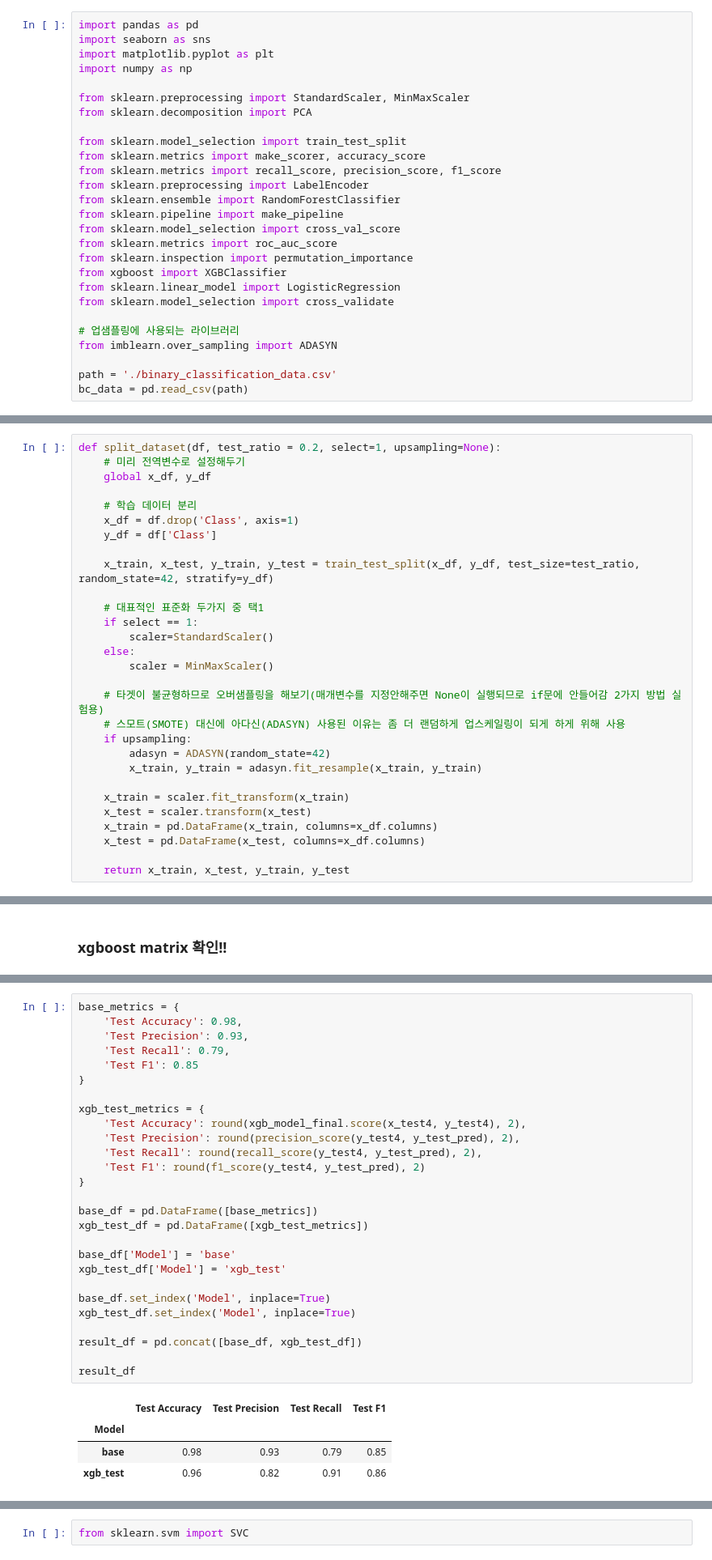
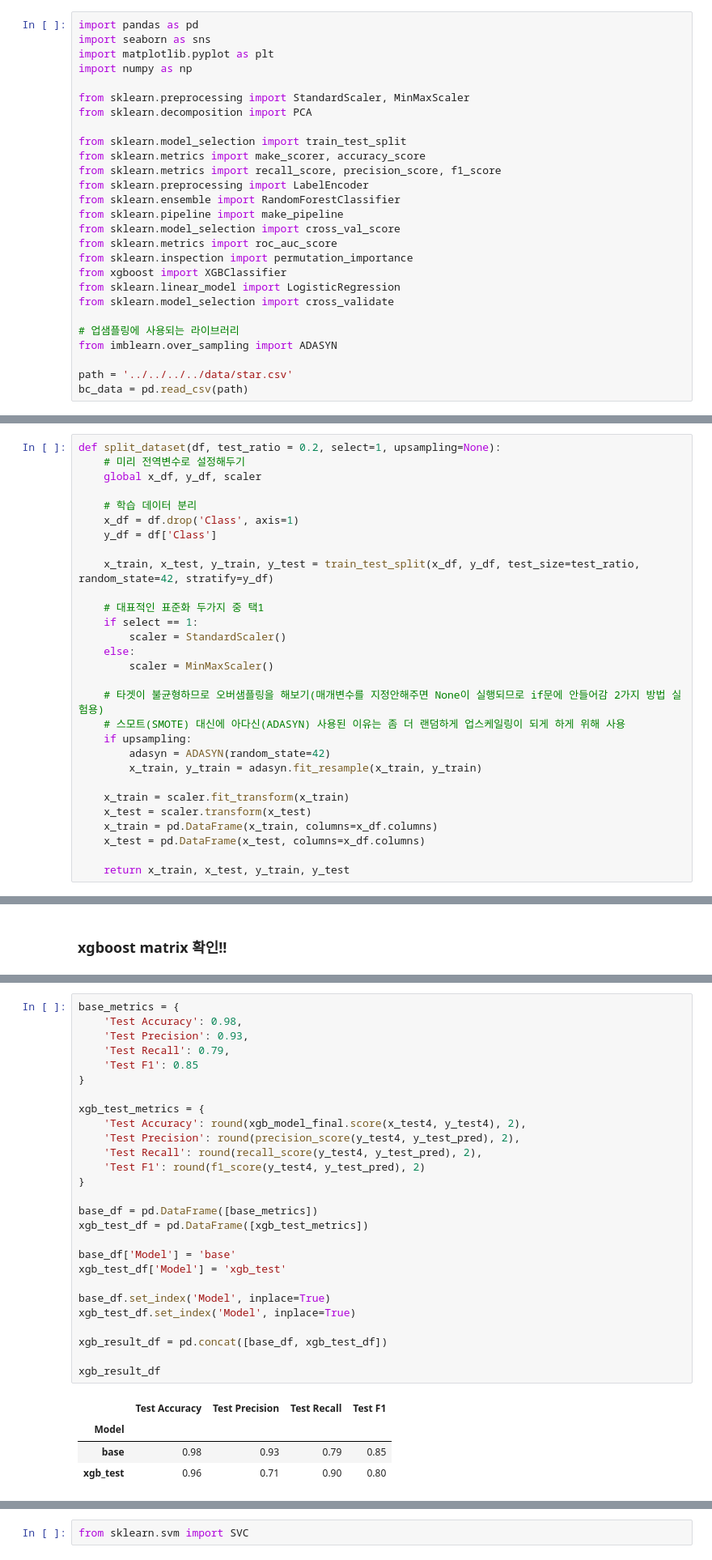
Before and after one commit to AI-18-6-10/Project1-practice, a Jupyter notebook: model/star_model/1st/machine/star_MLmodel.ipynb, the cells around one changed output, grey strips where cells are left out. Shown: that part at 81% size. Cells and saved outputs as stored; diff of their text form.

```diff
--- a/model/star_model/1st/machine/star_MLmodel.ipynb
+++ b/model/star_model/1st/machine/star_MLmodel.ipynb
@@ -23,7 +28,7 @@ from sklearn.model_selection import cross_validate
 # 업샘플링에 사용되는 라이브러리
 from imblearn.over_sampling import ADASYN
 
-path = './binary_classification_data.csv'
+path = '../../../../data/star.csv'
 bc_data = pd.read_csv(path)
 # %%
 # column명이 너무 길어서 짧게줄임
@@ -64,7 +83,7 @@ https://givitallugot.github.io/articles/2021-07/Python-imbalanced-sampling-copy
 # %%
 def split_dataset(df, test_ratio = 0.2, select=1, upsampling=None):
     # 미리 전역변수로 설정해두기
-    global x_df, y_df
+    global x_df, y_df, scaler
 
     # 학습 데이터 분리
     x_df = df.drop('Class', axis=1)
@@ -74,7 +93,7 @@ def split_dataset(df, test_ratio = 0.2, select=1, upsampling=None):
 
     # 대표적인 표준화 두가지 중 택1
     if select == 1:
-        scaler=StandardScaler()
+        scaler = StandardScaler()
     else:
         scaler = MinMaxScaler()
 
@@ -1004,35 +1027,35 @@ plt.show()
 # %%
 base_metrics = {
     'Test Accuracy': 0.98,
     'Test Precision': 0.93,
     'Test Recall': 0.79,
     'Test F1': 0.85
 }
 
 xgb_test_metrics = {
     'Test Accuracy': round(xgb_model_final.score(x_test4, y_test4), 2),
     'Test Precision': round(precision_score(y_test4, y_test_pred), 2),
     'Test Recall': round(recall_score(y_test4, y_test_pred), 2),
     'Test F1': round(f1_score(y_test4, y_test_pred), 2)
 }
 
 base_df = pd.DataFrame([base_metrics])
 xgb_test_df = pd.DataFrame([xgb_test_metrics])
 
 base_df['Model'] = 'base'
 xgb_test_df['Model'] = 'xgb_test'
 
 base_df.set_index('Model', inplace=True)
 xgb_test_df.set_index('Model', inplace=True)
 
-result_df = pd.concat([base_df, xgb_test_df])
+xgb_result_df = pd.concat([base_df, xgb_test_df])
 
-result_df
+xgb_result_df
 # %% [output]
 |  | Test Accuracy | Test Precision | Test Recall | Test F1 |
 | Model |  |  |  |  |
 | base | 0.98 | 0.93 | 0.79 | 0.85 |
-| xgb_test | 0.96 | 0.82 | 0.91 | 0.86 |
+| xgb_test | 0.96 | 0.71 | 0.90 | 0.80 |
 # %% [markdown]
 ## SVM start!!!
 #### 참고자료
```
Also changed, not shown: parts of 43 cells of this notebook, 6 other files.
